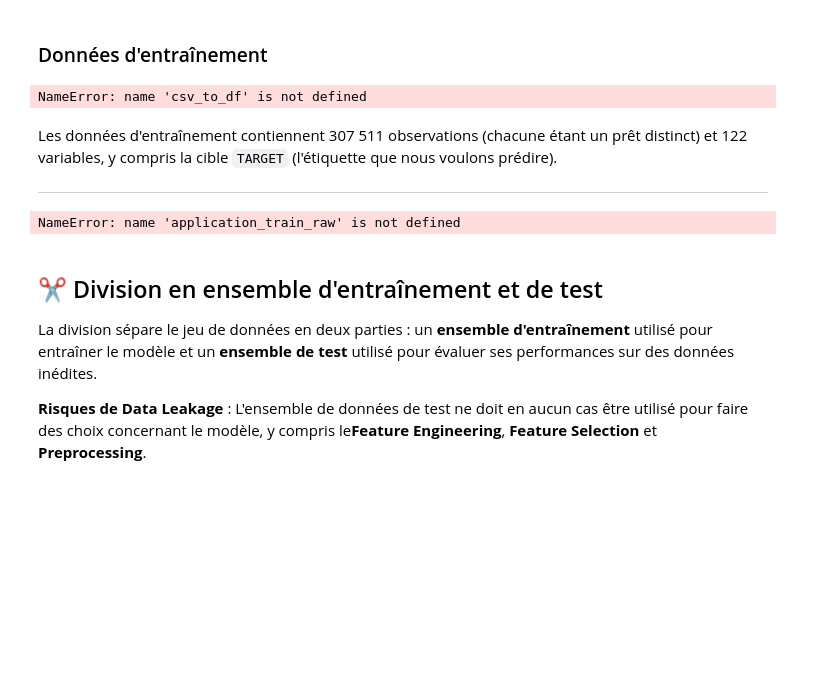
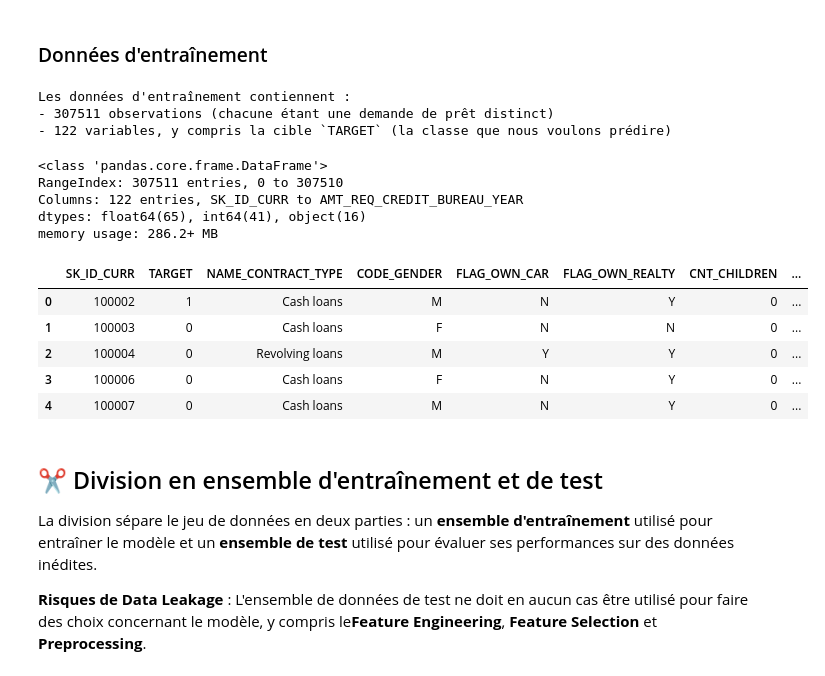
Before and after one commit to DavidScanu/oc-ai-engineer-p04-scoring, a Jupyter notebook: p04_scanu_david_02_notebook_training_2024_11_22.ipynb, the cells around one changed output. Saved outputs shown, nothing was run; the diff lists cells and outputs as text; code cells hidden in the pictures; blank space fills up the shorter version.

Commit message:
Added training notebook

```diff
--- a/p04_scanu_david_02_notebook_training_2024_11_22.ipynb
+++ b/p04_scanu_david_02_notebook_training_2024_11_22.ipynb
@@ -129,18 +58,29 @@ def csv_to_df(filepath):
 # %% [markdown]
 ### Données d'entraînement
-# %%
-application_train_raw = csv_to_df('./content/data/application_train.csv')
-print('Forme des données d’entraînement : ', application_train_raw.shape)
-# %% [output]
-NameError: name 'csv_to_df' is not defined
-# %% [markdown]
-Les données d'entraînement contiennent 307 511 observations (chacune étant un prêt distinct) et 122 variables, y compris la cible `TARGET` (l'étiquette que nous voulons prédire).
-
----
+# %%
+application_train_raw = pd.read_csv('./content/data/application_train.csv')
+print(f"Les données d'entraînement contiennent : \n- {application_train_raw.shape[0]} observations (chacune étant une demande de prêt distinct)\n- {application_train_raw.shape[1]} variables, y compris la cible `TARGET` (la classe que nous voulons prédire)")
+# %% [output]
+Les données d'entraînement contiennent :
+- 307511 observations (chacune étant une demande de prêt distinct)
+- 122 variables, y compris la cible `TARGET` (la classe que nous voulons prédire)
 # %%
 application_train_raw.info()
 # %% [output]
-NameError: name 'application_train_raw' is not defined
+<class 'pandas.core.frame.DataFrame'>
+RangeIndex: 307511 entries, 0 to 307510
+Columns: 122 entries, SK_ID_CURR to AMT_REQ_CREDIT_BUREAU_YEAR
+dtypes: float64(65), int64(41), object(16)
+memory usage: 286.2+ MB
+# %%
+application_train_raw.head()
+# %% [output]
+|  | SK_ID_CURR | TARGET | NAME_CONTRACT_TYPE | CODE_GENDER | FLAG_OWN_CAR | FLAG_OWN_REALTY | CNT_CHILDREN | ... |
+| 0 | 100002 | 1 | Cash loans | M | N | Y | 0 | ... |
+| 1 | 100003 | 0 | Cash loans | F | N | N | 0 | ... |
+| 2 | 100004 | 0 | Revolving loans | M | Y | Y | 0 | ... |
+| 3 | 100006 | 0 | Cash loans | F | N | Y | 0 | ... |
+| 4 | 100007 | 0 | Cash loans | M | N | Y | 0 | ... |
 # %% [markdown]
 ## ✂️ Division en ensemble d'entraînement et de test
 
```
Also changed, not shown: parts of 9 cells of this notebook, 1 other file.
